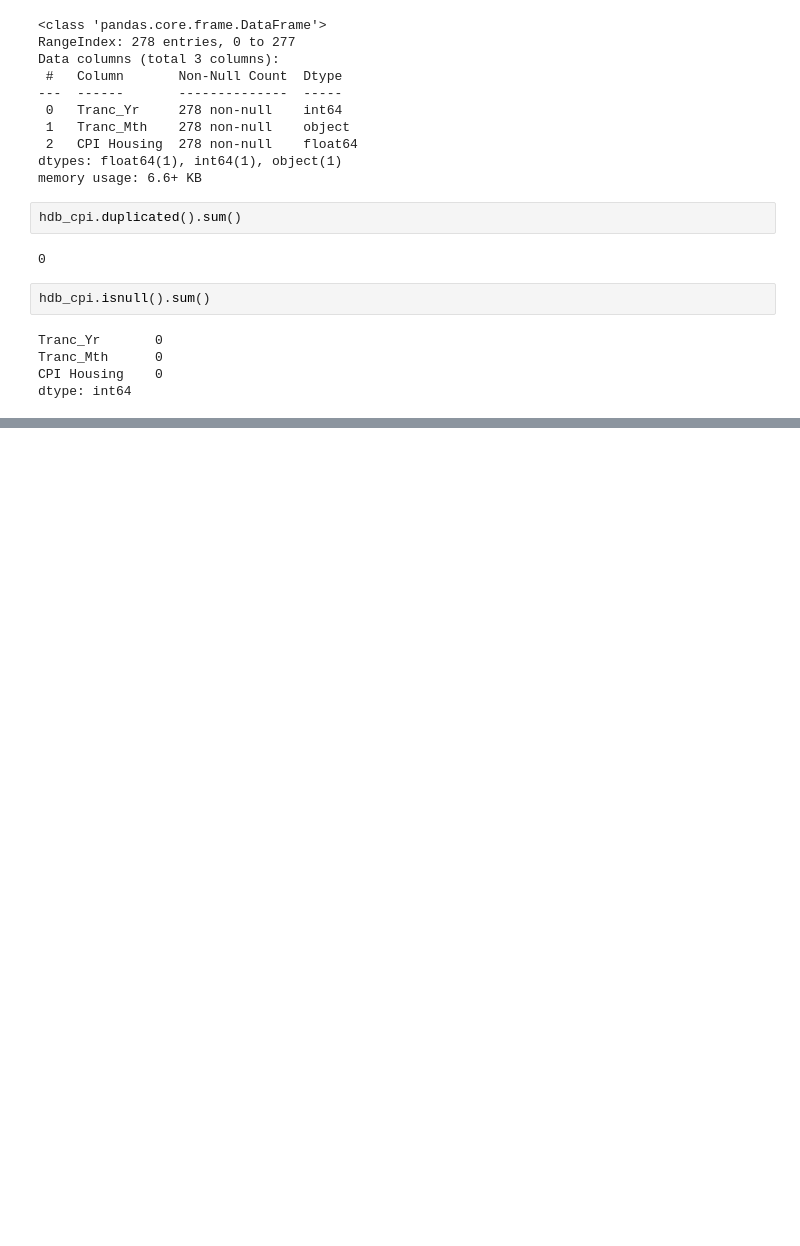
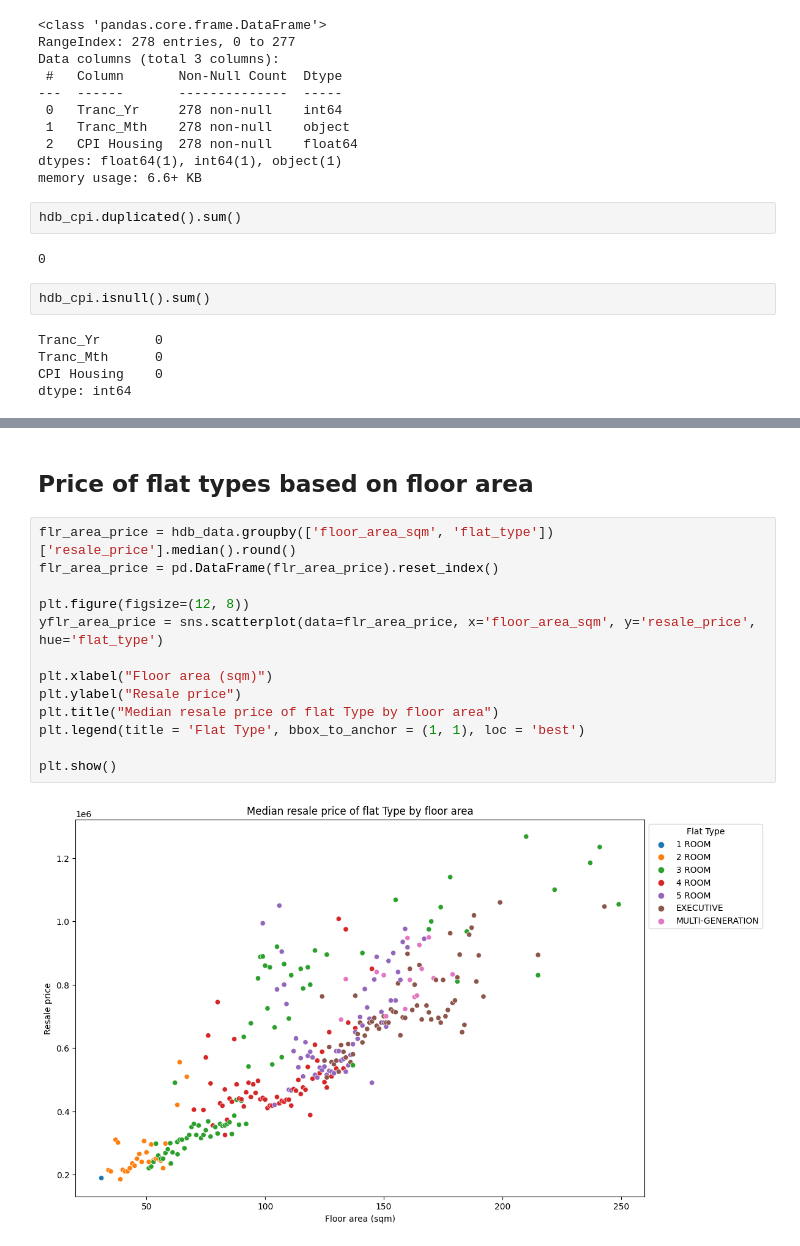
Before and after one commit to brandtyj/HDB_analysis, a Jupyter notebook: hdb_analysis_project.ipynb, the cells around one changed output, grey strips where cells are left out. Drawn from its saved outputs; the diff is of its cells as text; blank space fills up the shorter version.

```diff
--- a/hdb_analysis_project.ipynb
+++ b/hdb_analysis_project.ipynb
@@ -209,0 +312,17 @@ sns.heatmap(corr_matrix, annot=True, cmap='coolwarm')
+# %% [markdown]
+## Price of flat types based on floor area
+# %%
+flr_area_price = hdb_data.groupby(['floor_area_sqm', 'flat_type'])['resale_price'].median().round()
+flr_area_price = pd.DataFrame(flr_area_price).reset_index()
+
+plt.figure(figsize=(12, 8))
+yflr_area_price = sns.scatterplot(data=flr_area_price, x='floor_area_sqm', y='resale_price', hue='flat_type')
+
+plt.xlabel("Floor area (sqm)")
+plt.ylabel("Resale price")
+plt.title("Median resale price of flat Type by floor area")
+plt.legend(title = 'Flat Type', bbox_to_anchor = (1, 1), loc = 'best')
+
+plt.show()
+# %% [output]
+[figure, added]
```
Also changed, not shown: parts of 24 cells of this notebook, 1 other file.
